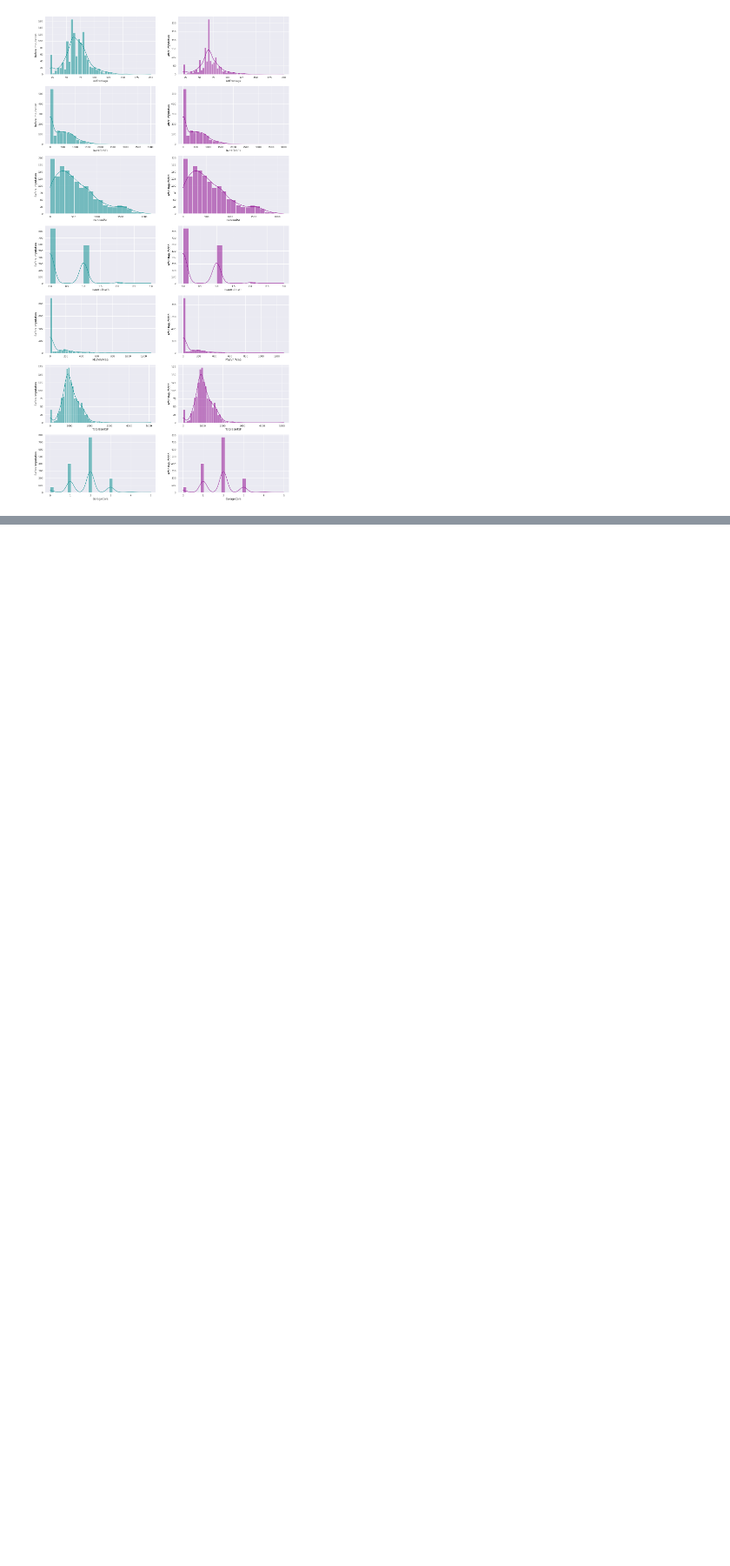
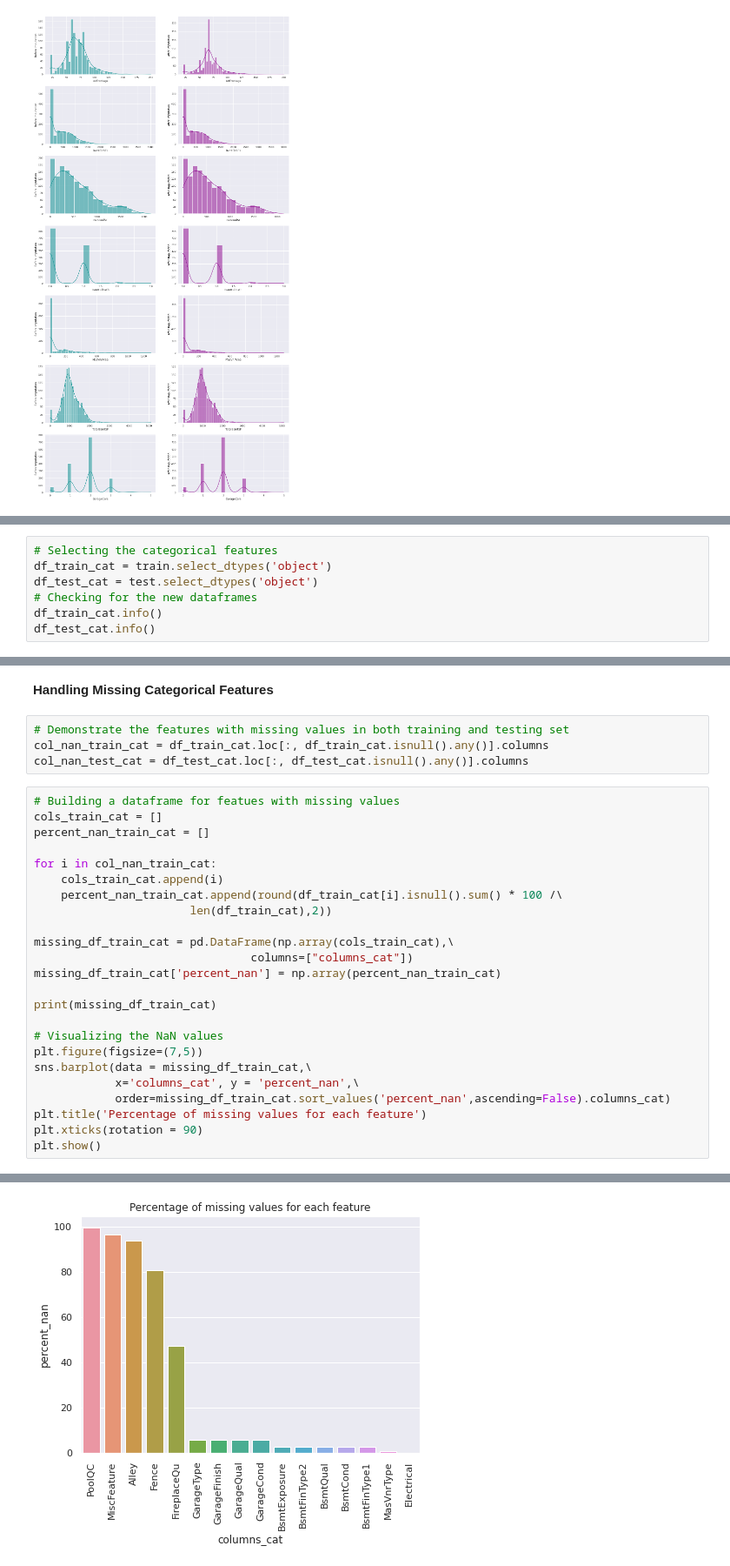
Before and after one commit to gowriks12/Kaggle-competition, a Jupyter notebook: house-price-prediction.ipynb, the cells around one changed output, grey strips where cells are left out. Shown at 87% size. Cells and saved outputs as stored; diff of their text form; blank space fills up the shorter version.

```diff
--- a/house-price-prediction.ipynb
+++ b/house-price-prediction.ipynb
@@ -330,0 +365,7 @@ df_test_impute.drop('LotFrontage', axis=1, inplace=True)
+# %%
+# Selecting the categorical features
+df_train_cat = train.select_dtypes('object')
+df_test_cat = test.select_dtypes('object')
+# Checking for the new dataframes
+df_train_cat.info()
+df_test_cat.info()
@@ -330,0 +390,31 @@ df_test_impute.drop('LotFrontage', axis=1, inplace=True)
+# %% [markdown]
+**Handling Missing Categorical Features**
+# %%
+# Demonstrate the features with missing values in both training and testing set
+col_nan_train_cat = df_train_cat.loc[:, df_train_cat.isnull().any()].columns
+col_nan_test_cat = df_test_cat.loc[:, df_test_cat.isnull().any()].columns
+# %%
+# Building a dataframe for featues with missing values
+cols_train_cat = []
+percent_nan_train_cat = []
+
+for i in col_nan_train_cat:
+    cols_train_cat.append(i)
+    percent_nan_train_cat.append(round(df_train_cat[i].isnull().sum() * 100 /\
+                       len(df_train_cat),2))
+
+missing_df_train_cat = pd.DataFrame(np.array(cols_train_cat),\
+                                columns=["columns_cat"])
+missing_df_train_cat['percent_nan'] = np.array(percent_nan_train_cat)
+
+print(missing_df_train_cat)
+
+# Visualizing the NaN values
+plt.figure(figsize=(7,5))
+sns.barplot(data = missing_df_train_cat,\
+            x='columns_cat', y = 'percent_nan',\
+            order=missing_df_train_cat.sort_values('percent_nan',ascending=False).columns_cat)
+plt.title('Percentage of missing values for each feature')
+plt.xticks(rotation = 90)
+plt.show()
+# %% [output]
@@ -330,0 +438 @@ df_test_impute.drop('LotFrontage', axis=1, inplace=True)
+[figure, added]
```
Also changed, not shown: parts of 54 cells of this notebook.
